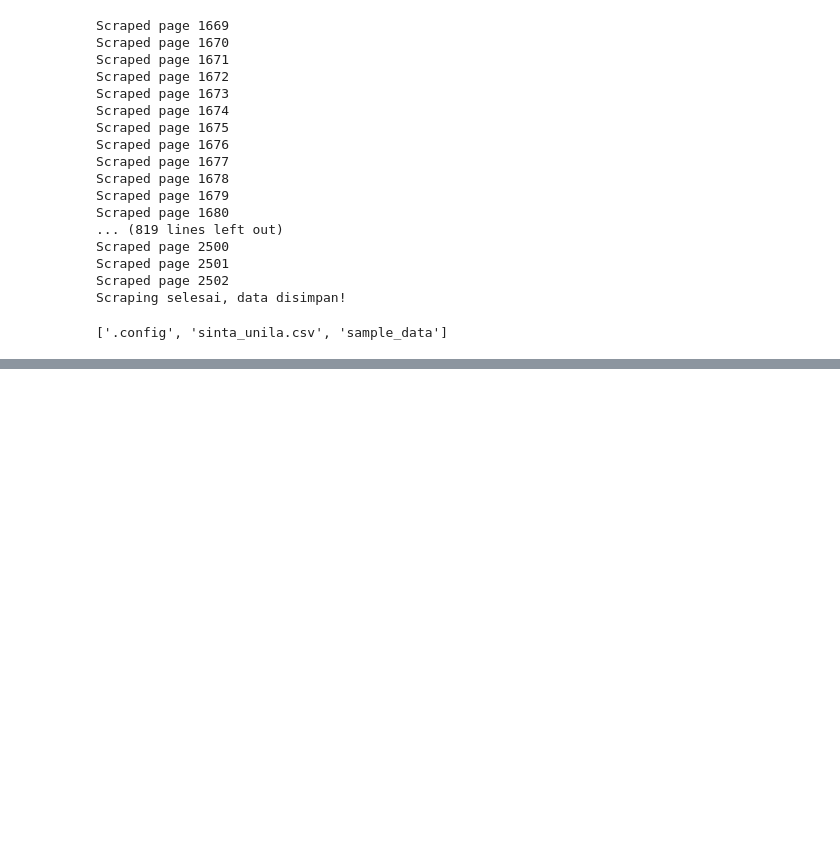
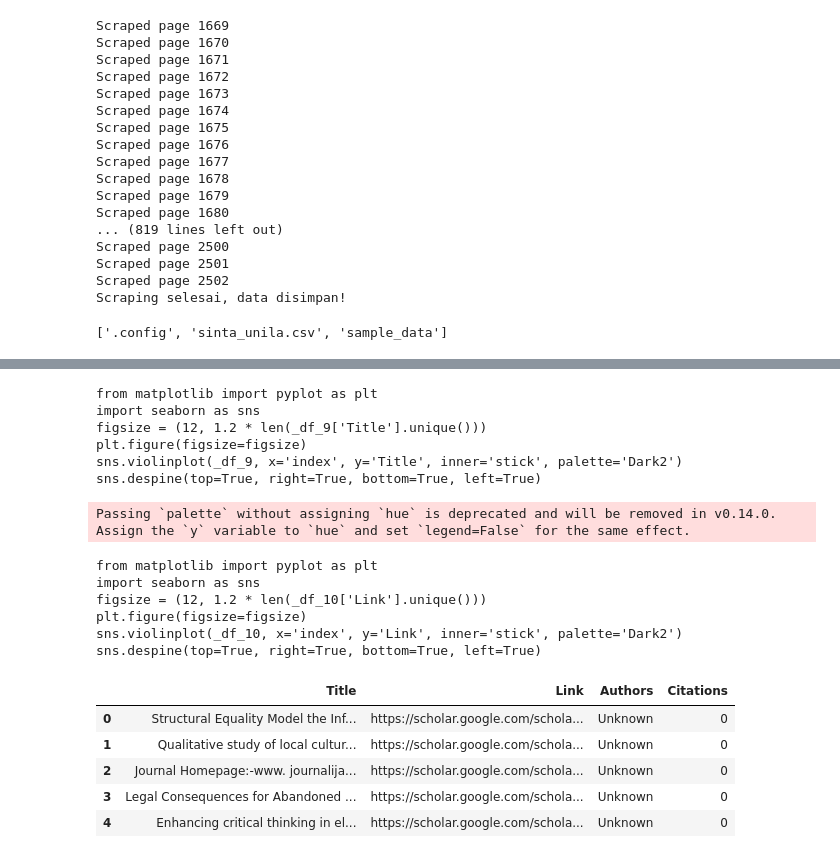
Before and after one commit to rakhmatherlambang/prosus-hls, a Jupyter notebook: data_scraping(HLS).ipynb, the cells around one changed output, grey strips where cells are left out. Saved outputs shown, nothing was run; the diff lists cells and outputs as text; code cells hidden in the pictures; blank space fills up the shorter version.

Commit message:
update
kurang author dan juga sitasi

```diff
--- a/data_scraping(HLS).ipynb
+++ b/data_scraping(HLS).ipynb
@@ -74,3 +74,27 @@ files.download("sinta_unila.csv")
 # %% [output]
 [interactive output not drawn]
 [interactive output not drawn]
+# %%
+import pandas as pd
+df = pd.read_csv("sinta_unila.csv")
+df.head()
+# %% [output]
+from matplotlib import pyplot as plt
+import seaborn as sns
+figsize = (12, 1.2 * len(_df_9['Title'].unique()))
+plt.figure(figsize=figsize)
+sns.violinplot(_df_9, x='index', y='Title', inner='stick', palette='Dark2')
+sns.despine(top=True, right=True, bottom=True, left=True)
+Passing `palette` without assigning `hue` is deprecated and will be removed in v0.14.0. Assign the `y` variable to `hue` and set `legend=False` for the same effect.
+from matplotlib import pyplot as plt
+import seaborn as sns
+figsize = (12, 1.2 * len(_df_10['Link'].unique()))
+plt.figure(figsize=figsize)
+sns.violinplot(_df_10, x='index', y='Link', inner='stick', palette='Dark2')
+sns.despine(top=True, right=True, bottom=True, left=True)
+|  | Title | Link | Authors | Citations |
+| 0 | Structural Equality Model the Inf... | https://scholar.google.com/schola... | Unknown | 0 |
+| 1 | Qualitative study of local cultur... | https://scholar.google.com/schola... | Unknown | 0 |
+| 2 | Journal Homepage:-www. journalija... | https://scholar.google.com/schola... | Unknown | 0 |
+| 3 | Legal Consequences for Abandoned ... | https://scholar.google.com/schola... | Unknown | 0 |
+| 4 | Enhancing critical thinking in el... | https://scholar.google.com/schola... | Unknown | 0 |
```
